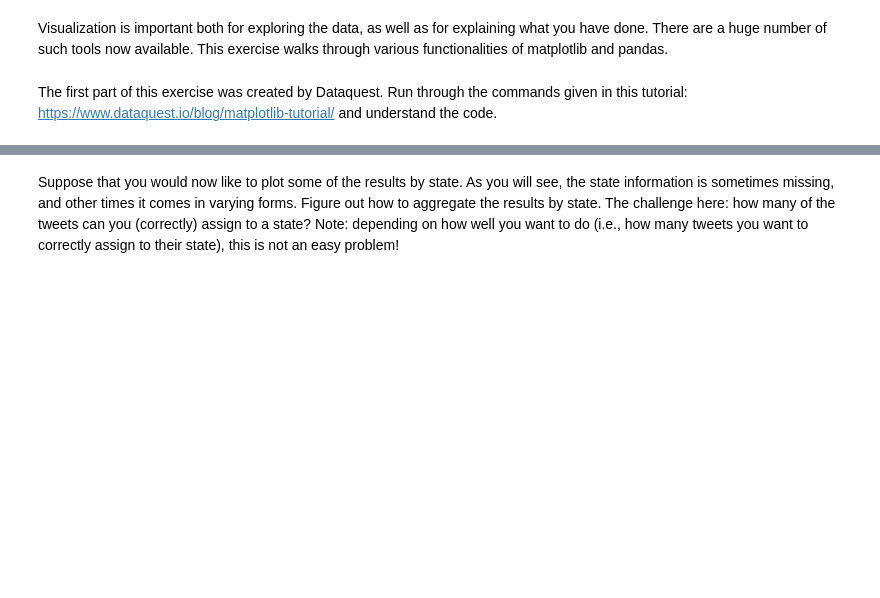
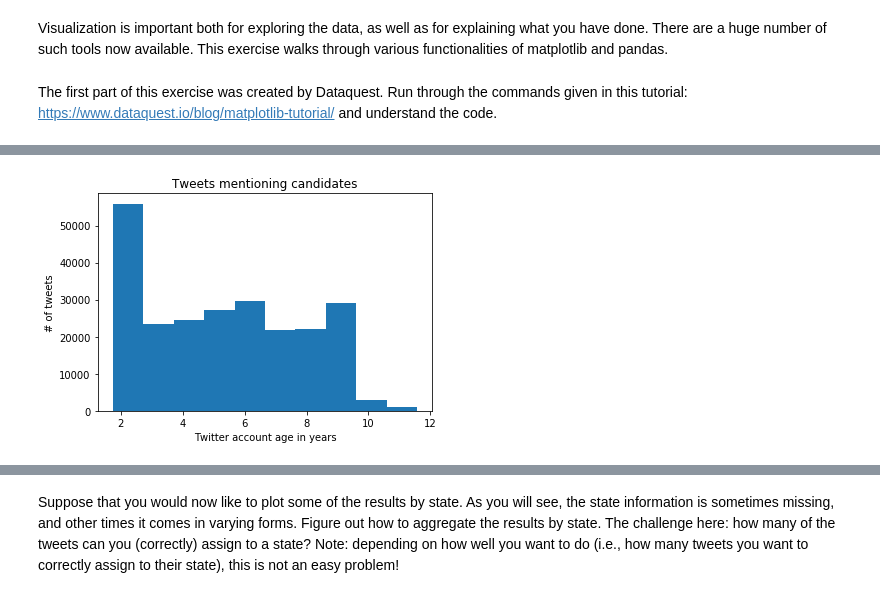
Before and after one commit to KylePolansky/EE379K-DS, a Jupyter notebook: Lab2/Lab2.ipynb, the cells around one changed output, grey strips where cells are left out. Cells and saved outputs as stored; diff of their text form; code cells hidden in the pictures; blank space fills up the shorter version.

```diff
--- a/Lab2/Lab2.ipynb
+++ b/Lab2/Lab2.ipynb
@@ -212,0 +259,15 @@ The first part of this exercise was created by Dataquest. Run through the comman
+# %%
+from datetime import datetime
+
+tweets["created"] = pd.to_datetime(tweets["created"])
+tweets["user_created"] = pd.to_datetime(tweets["user_created"])
+
+#Annotated histogram with tweets and user account age
+tweets["user_age"] = tweets["user_created"].apply(lambda x: (datetime.now() - x).total_seconds() / 3600 / 24 / 365)
+plt.hist(tweets["user_age"])
+plt.title("Tweets mentioning candidates")
+plt.xlabel("Twitter account age in years")
+plt.ylabel("# of tweets")
+plt.show()
+# %% [output]
+[figure, added]
```
Also changed, not shown: parts of 11 cells of this notebook, 1 other file.
